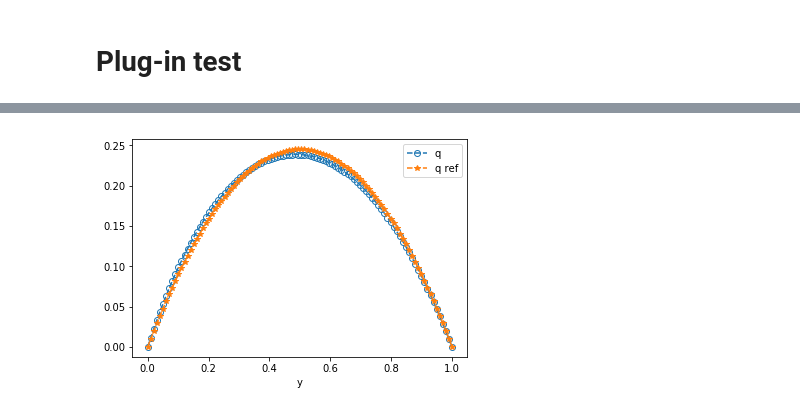
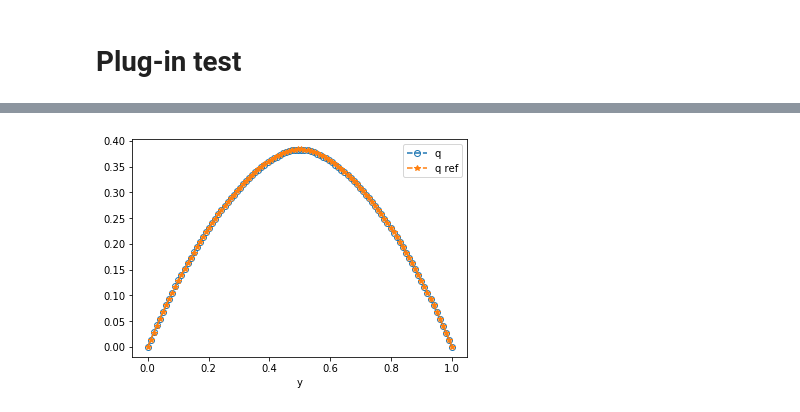
Before and after one commit to Zhengyu-Huang/Point-Jet, a Jupyter notebook: Poisson_model/Indirect_NN.ipynb, the cells around one changed output, grey strips where cells are left out. Drawn from its saved outputs; the diff is of its cells as text; code cells hidden in the pictures.

```diff
--- a/Poisson_model/Indirect_NN.ipynb
+++ b/Poisson_model/Indirect_NN.ipynb
@@ -92,7 +98,7 @@ def creat_nn_model(input_dim, hidden_dim, output_dim, params):
         torch.nn.Linear(input_dim, hidden_dim),
         torch.nn.Sigmoid(),
         torch.nn.Linear(hidden_dim, output_dim),
-#             torch.nn.Sigmoid()
+        torch.nn.ReLU()
     )
 
     weights1 = params[:hidden_dim*input_dim].reshape(hidden_dim,input_dim)
@@ -110,6 +116,6 @@ def creat_nn_model(input_dim, hidden_dim, output_dim, params):
     net[2].bias = bias2
     return net
 
-def nn_model(x, input_dim, hidden_dim, output_dim, params):
-    net = creat_nn_model(input_dim, hidden_dim, output_dim, params)
+
+def nn_model(x, net):
     return net(torch.tensor(x, dtype=torch.float32)).detach().numpy().flatten()
@@ -154,9 +165,13 @@ def loss(s_param, params):
 # %% [markdown]
 ## Start UKI
 # %%
-from KalmanInversion import UKI, UKI_Run
+import imp
+import KalmanInversion
+imp.reload(KalmanInversion )
+
+
 class PoissonParam:
-    def __init__(self, xx, q, N_y, input_dim, hidden_dim, output_dim):
+    def __init__(self, xx, q, N_y, input_dim, hidden_dim, output_dim, aug=True):
         self.theta_names = ["hyperparameters"]
         self.xx = xx
         self.q  = q
@@ -166,5 +181,7 @@ class PoissonParam:
 
         N_theta = input_dim*hidden_dim + hidden_dim + hidden_dim*output_dim + output_dim
         self.N_theta = N_theta
-        self.N_y = N_y + N_theta
+
+
+        self.N_y = N_y + N_theta if aug else N_y
 # %%
@@ -244,5 +276,5 @@ Frobenius norm of the covariance at iter  29  =  8.473511543745392
 # %%
-nn_model = creat_nn_model(input_dim, hidden_dim, output_dim, uki_obj.theta_mean[-1])
+trained_net = creat_nn_model(input_dim, hidden_dim, output_dim, uki_obj.theta_mean[-1])
 # %% [markdown]
 # Direct test
 # %%
@@ -283,33 +314,33 @@ plt.colorbar()
 # %% [markdown]
 # Plug-in test
 # %%
-def permeability(q, dq):
+def permeability_nn(q, dq):
 
     x = np.vstack((q, dq)).T
 
-    permeability = nn_model(torch.from_numpy(x.astype(np.float32))).detach().numpy().flatten()
+    permeability = nn_model(x, trained_net)
 
     return permeability
 
-def D_permeability(q, dq):
+# def D_permeability_nn(q, dq):
 
-    Nx = q.size
-    Dq, Ddq = np.zeros(Nx), np.zeros(Nx)
+#     Nx = q.size
+#     Dq, Ddq = np.zeros(Nx), np.zeros(Nx)
 
-    for i in range(Nx):
-        x = torch.from_numpy(np.array([[q[i],dq[i]]]).astype(np.float32))
-        x.requires_grad = True
-        y = nn_model(x)  #.detach().numpy().flatten()
-        d = torch.autograd.grad(y, x)[0].numpy().flatten()
-        Dq[i], Ddq[i] = d[0], d[1]
+#     for i in range(Nx):
+#         x = torch.from_numpy(np.array([[q[i],dq[i]]]).astype(np.float32))
+#         x.requires_grad = True
+#         y = trained_nn_model(x)  #.detach().numpy().flatten()
+#         d = torch.autograd.grad(y, x)[0].numpy().flatten()
+#         Dq[i], Ddq[i] = d[0], d[1]
 
 
-    return Dq, Ddq
+#     return Dq, Ddq
 
 L = 1.0
 Nx = 100
-xx = np.linspace(0.0, L, Nx)
-f = 6*(1-2*xx)**2 - 2*(xx - xx**2)*(1 - 2*xx)**2 + 2*(xx - xx**2)**2 + 2
+xx_test = np.linspace(0.0, L, Nx)
+f_test = 6*(1-2*xx_test)**2 - 2*(xx_test - xx_test**2)*(1 - 2*xx_test)**2 + 2*(xx_test - xx_test**2)**2 + 2
 q_sol = -xx*(xx - 1)
 dbc = np.array([0.0, 0.0])
 
@@ -318,34 +349,34 @@ MODEL = "exp_nummodel"
 if MODEL == "exp_nummodel":
 
     model = lambda q, xx, res : nummodel(permeability_ref, q, xx, res)
-    xx, t_data_ref, q_data_ref = explicit_solve(model, f, dbc, dt = 1.0e-6, Nt = 200000, save_every = 100000, L = L)
+    _, t_data_ref, q_data_ref = explicit_solve(model, f_test, dbc, dt = 2.0e-6, Nt = 500000, save_every = 100000, L = L)
 
-    model = lambda q, xx, res : nummodel(permeability, q, xx, res)
-    xx, t_data, q_data = explicit_solve(model, f, dbc, dt = 1.0e-6, Nt = 200000, save_every = 100000, L = L)
+    model = lambda q, xx, res : nummodel(permeability_nn, q, xx, res)
+    _, t_data, q_data = explicit_solve(model, f_test, dbc, dt = 2.0e-6, Nt = 500000, save_every = 100000, L = L)
 
-elif MODEL == "imp_nummodel":
+# elif MODEL == "imp_nummodel":
 
-    model = lambda q, xx, res, V : nummodel_jac(permeability_ref, q, xx, res, V, True, D_permeability_ref)
-    xx_ref, t_data_ref, q_data_ref = implicit_solve(model, f, dbc, dt = 1.0e-3, Nt = 200, save_every = 100, L = L)
+#     model = lambda q, xx, res, V : nummodel_jac(permeability_ref, q, xx, res, V, True, D_permeability_ref)
+#     _, t_data_ref, q_data_ref = implicit_solve(model, f_test, dbc, dt = 1.0e-3, Nt = 200, save_every = 100, L = L)
 
-    model = lambda q, xx, res, V : nummodel_jac(permeability, q, xx, res, V, True, D_permeability)
-    xx, t_data, q_data = implicit_solve(model, f, dbc, dt = 1.0e-3, Nt = 200, save_every = 100, L = L)
+#     model = lambda q, xx, res, V : nummodel_jac(permeability_nn, q, xx, res, V, True, D_permeability_nn)
+#     _, t_data, q_data = implicit_solve(model, f_test, dbc, dt = 1.0e-3, Nt = 200, save_every = 100, L = L)
 
-elif MODEL == "imp_Newton_nummodel":
+# elif MODEL == "imp_Newton_nummodel":
 
-    model = lambda q, xx, res, V : nummodel_jac(permeability_ref, q, xx, res, V, True, D_permeability_ref)
-    xx_ref, t_data_ref, q_data_ref = implicit_Newton_solve(model, f, dbc, dt = 1.0e-3, Nt = 200, save_every = 100, L = L, Newton_eps = 1e-3, Newton_maxiterstep = 1000)
+#     model = lambda q, xx, res, V : nummodel_jac(permeability_ref, q, xx, res, V, True, D_permeability_ref)
+#     _, t_data_ref, q_data_ref = implicit_Newton_solve(model, f_test, dbc, dt = 1.0e-3, Nt = 200, save_every = 100, L = L, Newton_eps = 1e-3, Newton_maxiterstep = 1000)
 
-    model = lambda q, xx, res, V : nummodel_jac(permeability, q, xx, res, V, True, D_permeability)
-    xx, t_data, q_data = implicit_Newton_solve(model, f, dbc, dt = 1.0e-3, Nt = 200, save_every = 100, L = L, Newton_eps = 1e-3, Newton_maxiterstep = 1000)
+#     model = lambda q, xx, res, V : nummodel_jac(permeability_nn, q, xx, res, V, True, D_permeability_nn)
+#     _, t_data, q_data = implicit_Newton_solve(model, f_test, dbc, dt = 1.0e-3, Nt = 200, save_every = 100, L = L, Newton_eps = 1e-3, Newton_maxiterstep = 1000)
 
 else:
     print("ERROR")
 
 
 plt.figure()
-plt.plot(xx, q_data[-1, :],  "--o", fillstyle="none", label="q")
-plt.plot(xx, q_data_ref[-1, :],  "--*", label="q ref")
+plt.plot(xx_test, q_data[-1, :],  "--o", fillstyle="none", label="q")
+plt.plot(xx_test, q_data_ref[-1, :],  "--*", label="q ref")
 
 plt.xlabel("y")
 plt.legend()
@@ -358 +395 @@ plt.show()
-[figure, old version]
+[figure, new version]
```
Also changed, not shown: parts of 8 cells of this notebook, 2 other files.
